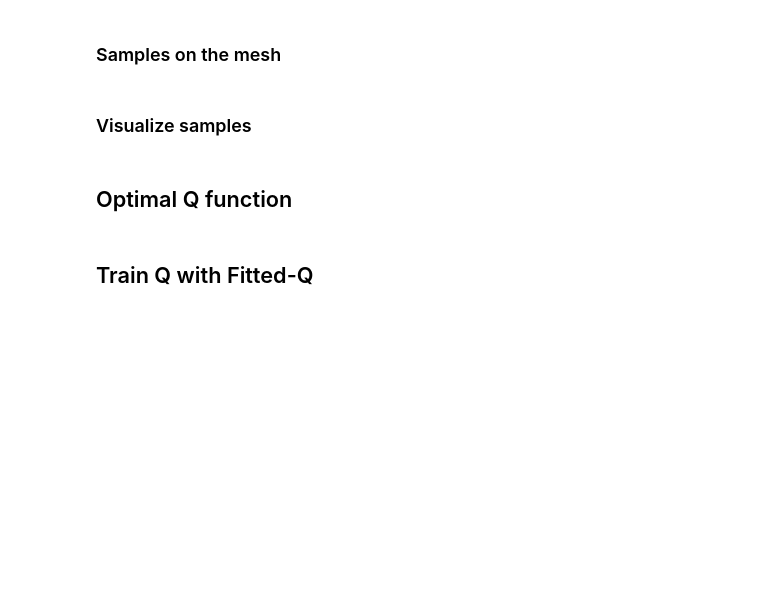
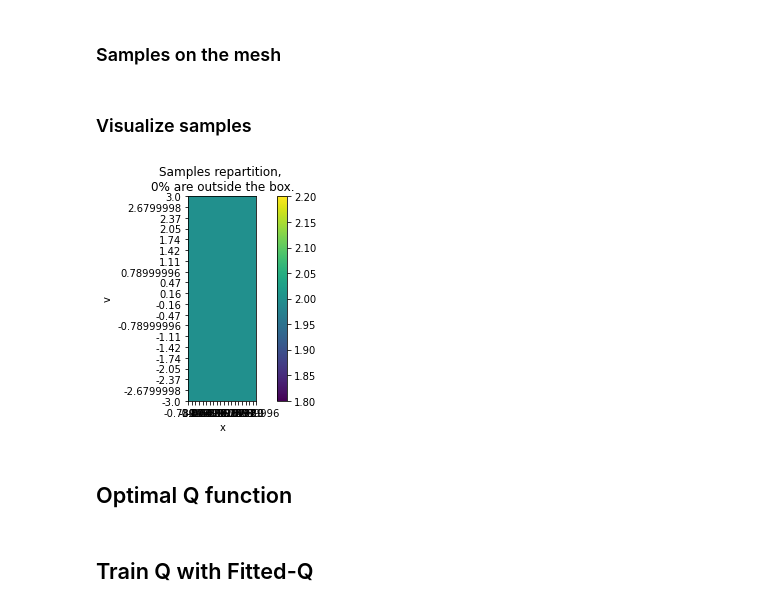
Before and after one commit to theovincent/PBO, a Jupyter notebook: pbo_car_on_hill.ipynb, the cells around one changed output. Drawn from its saved outputs; the diff is of its cells as text; code cells hidden in the pictures; blank space fills up the shorter version.

```diff
--- a/pbo_car_on_hill.ipynb
+++ b/pbo_car_on_hill.ipynb
@@ -16,27 +16,29 @@ key = jax.random.PRNGKey(seed)
 shuffle_key, q_network_key, random_weights_key, pbo_network_key = jax.random.split(key, 4)
 
 # Sample collection
-n_states_x = 10
-n_states_v = 10
+n_states_x = 20
+n_states_v = 20
+n_actions = 2
+n_samples = n_states_x * n_states_v * n_actions
 gamma = 0.9
 
 # # Weights collection
 # n_weights = 500
 
 # # Trainings
-# add_infinity = True
-# max_bellman_iterations = 20
+layers_dimension = (20, 20)
+max_bellman_iterations = 10
+batch_size_samples = n_samples
 
 # ## Linear PBO
-# fitting_steps = 2
-# training_steps = 200
-# batch_size_samples = n_states
+fitting_steps = 8
+training_steps = 100
 # batch_size_weights = n_weights
-# learning_rate = {"first": 0.01, "last": 0.001, "duration": training_steps * fitting_steps * n_actions * n_repetitions}
+# learning_rate = {"first": 0.01, "last": 0.001, "duration": training_steps * fitting_steps * n_samples // batch_size_samples}
 
 # ## Q-learning
-# fitting_steps_q = fitting_steps * training_steps
-# learning_rate_q = {"first": 0.01, "last": 0.001, "duration": fitting_steps_q * max_bellman_iterations * n_actions * n_repetitions}
+fitting_steps_q = fitting_steps * training_steps
+learning_rate_q = {"first": 0.01, "last": 0.0005, "duration": fitting_steps_q * n_samples // batch_size_samples}
 
 # # Visualisation of errors and performances
 # max_bellman_iterations_validation = max_bellman_iterations + 20
@@ -50,7 +52,13 @@ from pbo.environment.car_on_hill import CarOnHillEnv
 
 max_pos = 1.0
 max_velocity = 3.0
-n_actions = 2
+
+states_x = jnp.linspace(-max_pos, max_pos, n_states_x)
+boxes_x_size = (2 * max_pos) / (n_states_x - 1)
+states_x_boxes = (np.linspace(-max_pos, max_pos + boxes_x_size, n_states_x + 1) - boxes_x_size / 2)
+states_v = jnp.linspace(-max_velocity, max_velocity, n_states_v)
+boxes_v_size = (2 * max_velocity) / (n_states_v - 1)
+states_v_boxes = (np.linspace(-max_velocity, max_velocity + boxes_v_size, n_states_v + 1) - boxes_v_size / 2)
 
 
 env = CarOnHillEnv(max_pos, max_velocity, gamma)
@@ -66,8 +74,8 @@ replay_buffer = ReplayBuffer()
 
 n_samples = n_states_x * n_states_v * n_actions
 
-for state_x in jnp.linspace(-max_pos, max_pos, n_states_x):
-    for state_v in jnp.linspace(-max_velocity, max_velocity, n_states_v):
+for state_x in states_x:
+    for state_v in states_v:
         state = jnp.array([state_x, state_v])
 
         for action in jnp.arange(n_actions):
@@ -81,15 +89,17 @@ replay_buffer.cast_to_jax_array()
 ### Visualize samples
 # %%
 from pbo.sample_collection.count_samples import count_samples
-from pbo.utils.state_action_mesh import StateActionMesh
+from pbo.utils.two_dimesions_mesh import TwoDimesionsMesh
 
 
-samples_count, n_outside_boxes = count_samples(replay_buffer, states_boxes, actions_boxes)
-samples_visu_mesh = StateActionMesh(states, actions, sleeping_time=0)
+samples_count, n_outside_boxes = count_samples(replay_buffer.states[:, 0], replay_buffer.states[:, 1], states_x_boxes, states_v_boxes)
+samples_visu_mesh = TwoDimesionsMesh(states_x, states_v, sleeping_time=0)
 
 samples_visu_mesh.set_values(samples_count, zeros_to_nan=True)
 samples_visu_mesh.show(
-    f"Samples repartition, \n{int(100 * n_outside_boxes / n_samples)}% are outside the box."
+    f"Samples repartition, \n{int(100 * n_outside_boxes / n_samples)}% are outside the box.", xlabel="x", ylabel="v"
 )
+# %% [output]
+[figure, added]
 # %% [markdown]
 ## Optimal Q function
```
Also changed, not shown: parts of 10 cells of this notebook, 6 other files.
